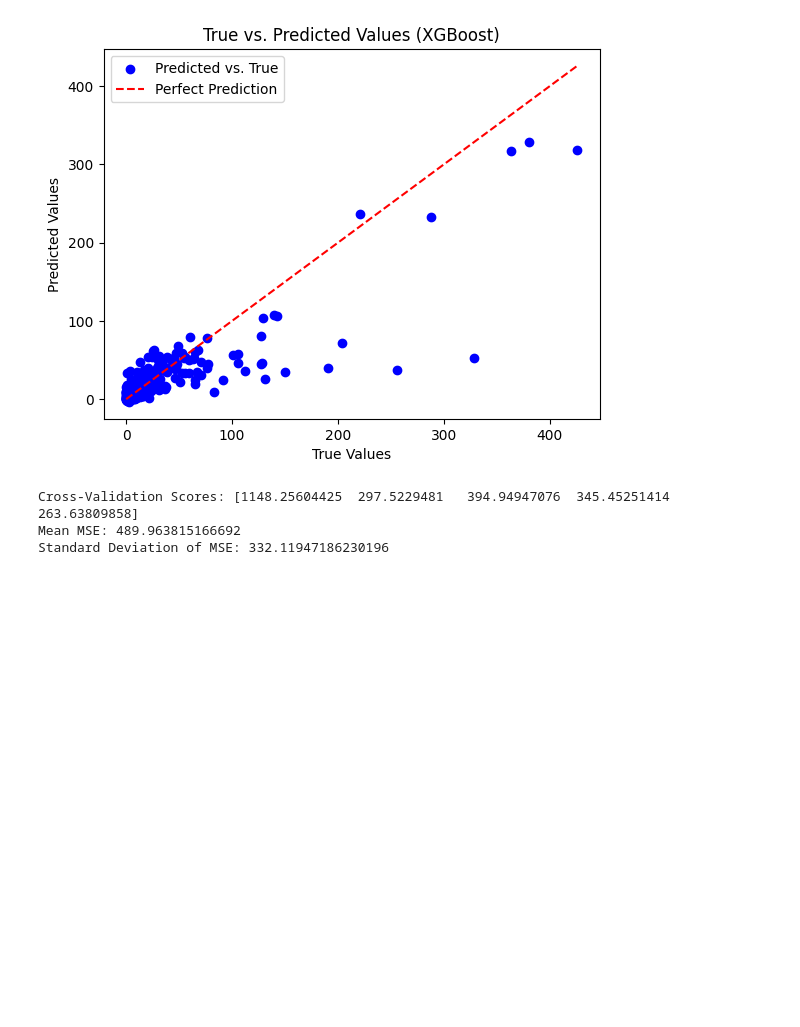
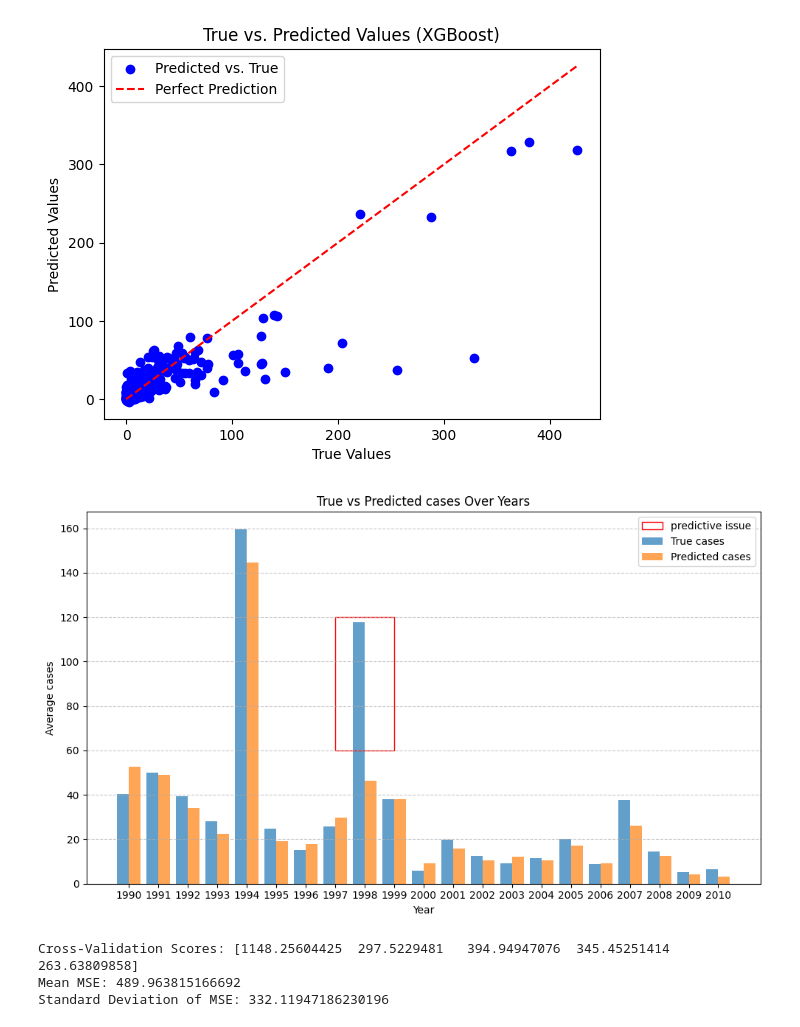
Before and after one commit to NiallSom/DengueCasePrediction, a Jupyter notebook: src/XGBoost/XGBoost.ipynb, the cells around one changed output. Drawn from its saved outputs; the diff is of its cells as text; code cells hidden in the pictures; blank space fills up the shorter version.

Commit message:
added another graph for predicted cases

```diff
--- a/src/XGBoost/XGBoost.ipynb
+++ b/src/XGBoost/XGBoost.ipynb
@@ -340,6 +340,34 @@ plt.legend()
 plt.show()
 # %% [output]
 [figure]
+# %%
+from matplotlib.patches import Rectangle
+years = X_test['year'].unique()
+true_labels = [y_test[X_test['year'] == year].mean() for year in years]
+predicted_labels = [y_pred[X_test['year'] == year].mean() for year in years]
+fig, ax = plt.subplots(figsize=(10, 6))
+
+ax.bar(years - 0.2, true_labels, width=0.4, label='True cases', alpha=0.7)
+ax.bar(years + 0.2, predicted_labels, width=0.4, label='Predicted cases', alpha=0.7)
+
+ax.set_xlabel('Year')
+ax.set_ylabel('Average cases')
+ax.set_title('True vs Predicted cases Over Years')
+
+
+
+rect = Rectangle((1997, 60), 2,60 , edgecolor='red', facecolor='none', label='predictive issue')
+plt.gca().add_patch(rect)
+ax.legend()
+ax.grid(axis='y', linestyle='--', alpha=0.7)
+ax.set_xticks(years)
+ax.set_xticklabels(years.astype(int))
+plt.tight_layout()
+
+plt.show()
+# Issue with year 1998 predictions - must investigate
+# %% [output]
+[figure, added]
 # %%
 from sklearn.model_selection import cross_val_score, KFold
 from xgboost import XGBRegressor
```
Also changed, not shown: 2 other files.
